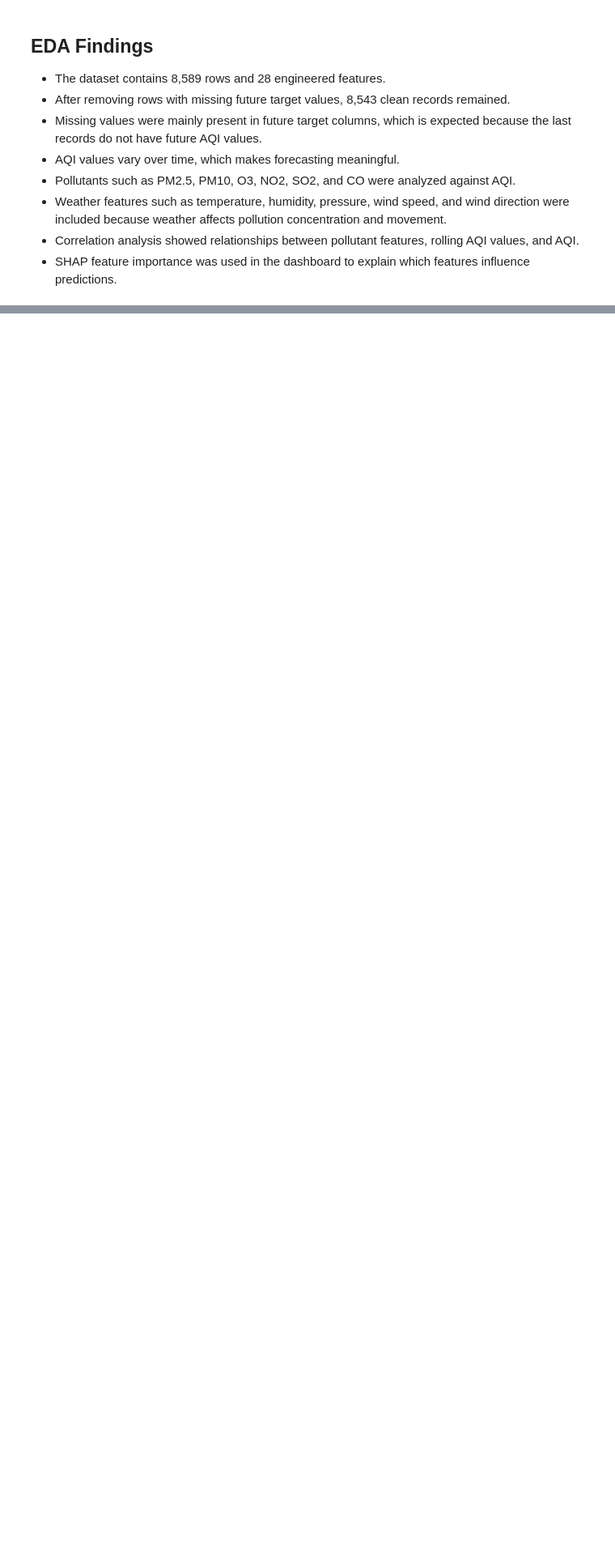
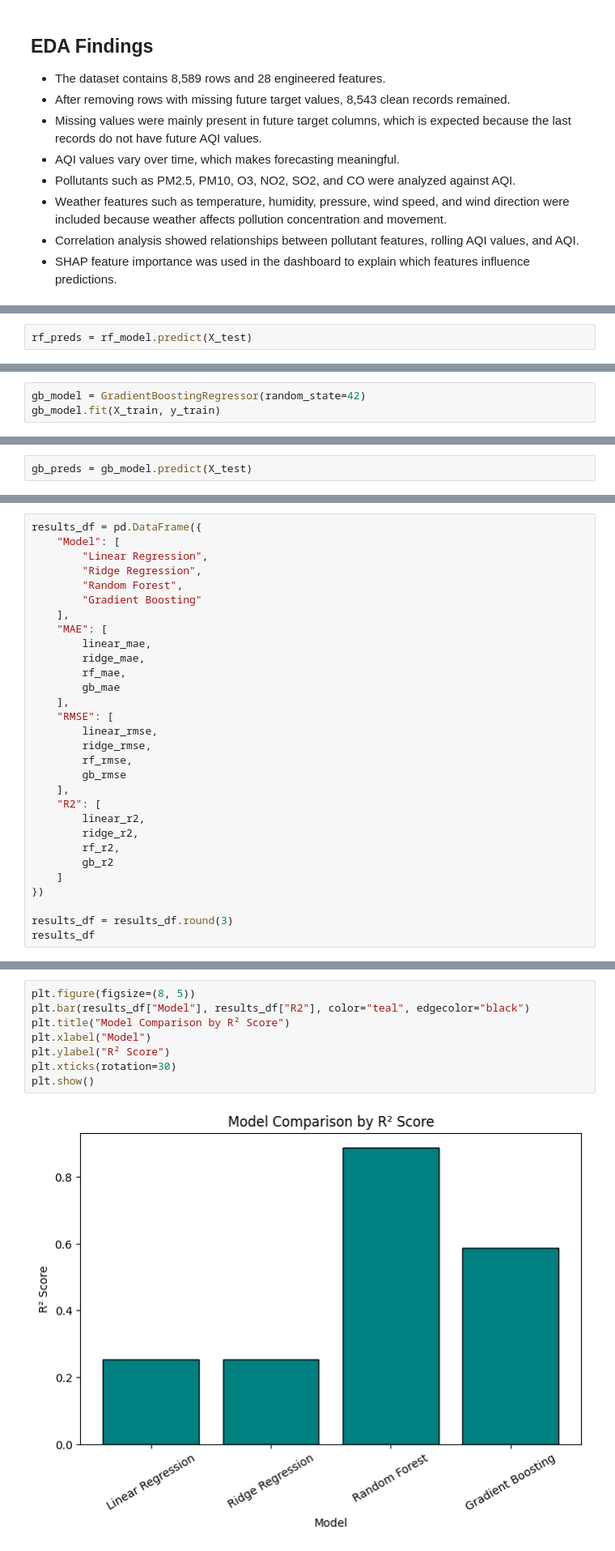
Before and after one commit to maham03nad/pearls-aqi-predictor, a Jupyter notebook: eda.ipynb, the cells around one changed output, grey strips where cells are left out. Shown at 81% size. Drawn from its saved outputs; the diff is of its cells as text; blank space fills up the shorter version.

Commit message:
Add model comparison to EDA notebook

```diff
--- a/eda.ipynb
+++ b/eda.ipynb
@@ -363,0 +465,2 @@ plt.show()
+# %%
+rf_preds = rf_model.predict(X_test)
@@ -363,0 +481,3 @@ plt.show()
+# %%
+gb_model = GradientBoostingRegressor(random_state=42)
+gb_model.fit(X_train, y_train)
@@ -363,0 +486,2 @@ plt.show()
+# %%
+gb_preds = gb_model.predict(X_test)
@@ -363,0 +504,30 @@ plt.show()
+# %%
+results_df = pd.DataFrame({
+    "Model": [
+        "Linear Regression",
+        "Ridge Regression",
+        "Random Forest",
+        "Gradient Boosting"
+    ],
+    "MAE": [
+        linear_mae,
+        ridge_mae,
+        rf_mae,
+        gb_mae
+    ],
+    "RMSE": [
+        linear_rmse,
+        ridge_rmse,
+        rf_rmse,
+        gb_rmse
+    ],
+    "R2": [
+        linear_r2,
+        ridge_r2,
+        rf_r2,
+        gb_r2
+    ]
+})
+
+results_df = results_df.round(3)
+results_df
@@ -363,0 +552,10 @@ plt.show()
+# %%
+plt.figure(figsize=(8, 5))
+plt.bar(results_df["Model"], results_df["R2"], color="teal", edgecolor="black")
+plt.title("Model Comparison by R² Score")
+plt.xlabel("Model")
+plt.ylabel("R² Score")
+plt.xticks(rotation=30)
+plt.show()
+# %% [output]
+[figure, added]
```
Also changed, not shown: parts of 28 cells of this notebook.
